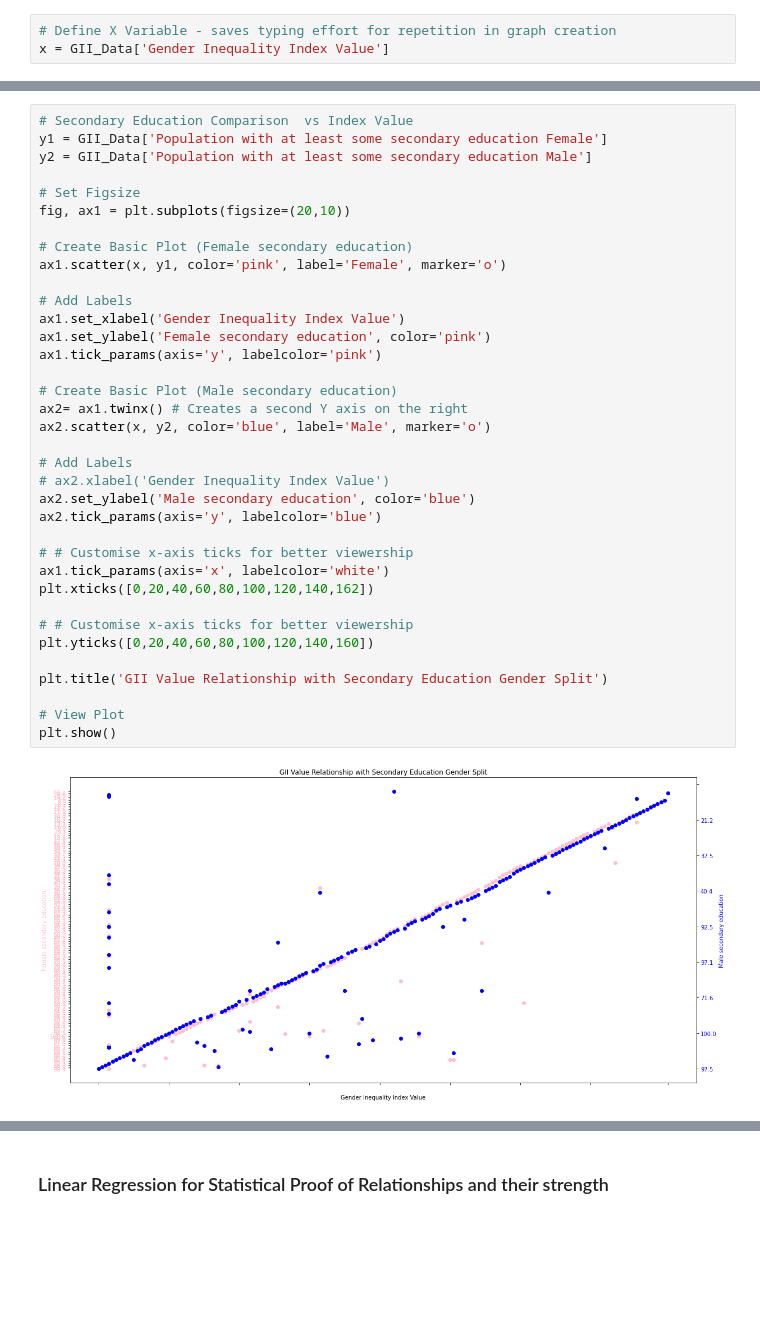
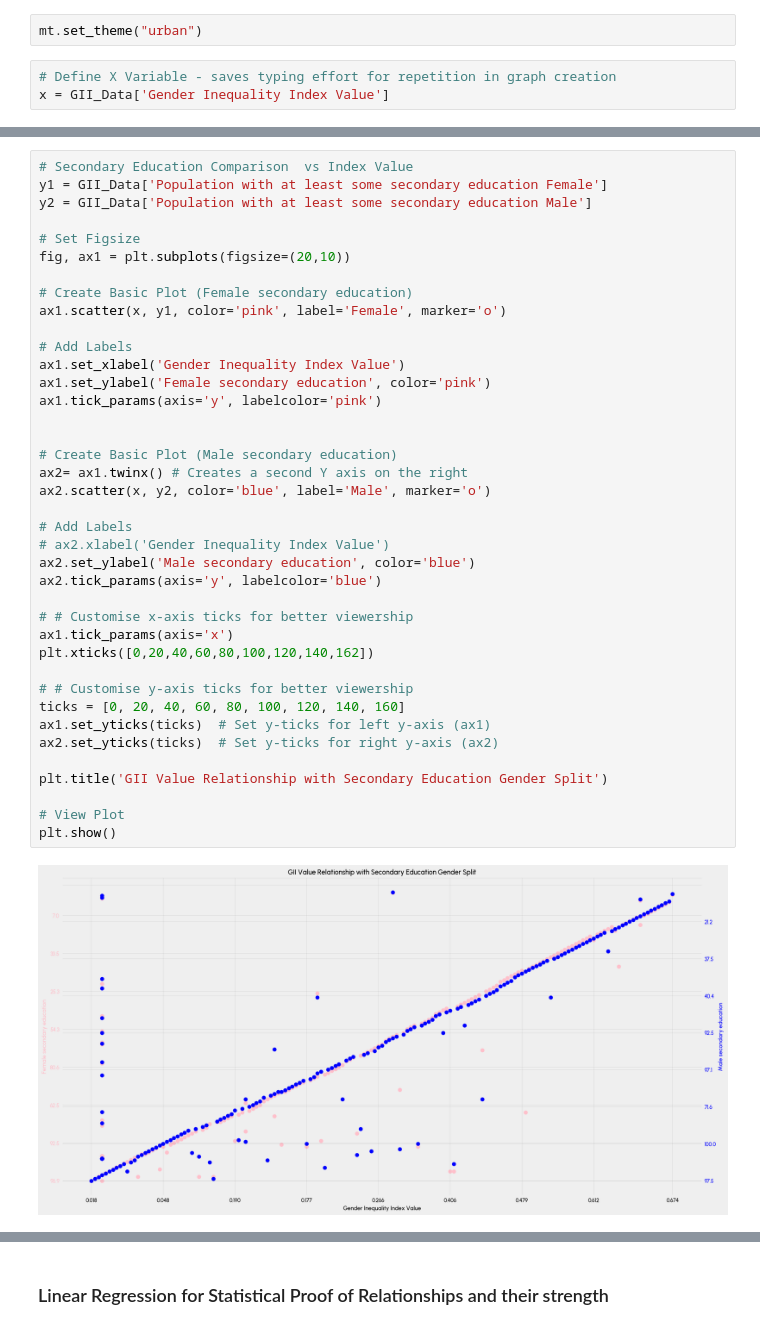
Before and after one commit to VikkiWalls/International-Womens-Day, a Jupyter notebook: 2025.ipynb, the cells around one changed output, grey strips where cells are left out. Drawn from its saved outputs; the diff is of its cells as text; blank space fills up the shorter version.

Commit message:
prettify graphs

```diff
--- a/2025.ipynb
+++ b/2025.ipynb
@@ -61,6 +62,8 @@ _(Useful for data exploration)_
 **Scatter Graph showing relationship between each variable and the GI Index value**
 
 (To be used later in a statistial test such as linear regression)
+# %%
+mt.set_theme("urban")
 # %%
 # Define X Variable - saves typing effort for repetition in graph creation
 x = GII_Data['Gender Inequality Index Value']
@@ -146,37 +149,40 @@ y2 = GII_Data['Population with at least some secondary education Male']
 
 # Set Figsize
 fig, ax1 = plt.subplots(figsize=(20,10))
 
 # Create Basic Plot (Female secondary education)
 ax1.scatter(x, y1, color='pink', label='Female', marker='o')
 
 # Add Labels
 ax1.set_xlabel('Gender Inequality Index Value')
 ax1.set_ylabel('Female secondary education', color='pink')
 ax1.tick_params(axis='y', labelcolor='pink')
 
+
 # Create Basic Plot (Male secondary education)
 ax2= ax1.twinx() # Creates a second Y axis on the right
 ax2.scatter(x, y2, color='blue', label='Male', marker='o')
 
 # Add Labels
 # ax2.xlabel('Gender Inequality Index Value')
 ax2.set_ylabel('Male secondary education', color='blue')
 ax2.tick_params(axis='y', labelcolor='blue')
 
 # # Customise x-axis ticks for better viewership
-ax1.tick_params(axis='x', labelcolor='white')
+ax1.tick_params(axis='x')
 plt.xticks([0,20,40,60,80,100,120,140,162])
 
-# # Customise x-axis ticks for better viewership
-plt.yticks([0,20,40,60,80,100,120,140,160])
+# # Customise y-axis ticks for better viewership
+ticks = [0, 20, 40, 60, 80, 100, 120, 140, 160]
+ax1.set_yticks(ticks)  # Set y-ticks for left y-axis (ax1)
+ax2.set_yticks(ticks)  # Set y-ticks for right y-axis (ax2)
 
 plt.title('GII Value Relationship with Secondary Education Gender Split')
 
 # View Plot
 plt.show()
 # %% [output]
-[figure, old version]
+[figure, new version]
 # %%
 # Labour force participation rate vs Index Value
 y1 = GII_Data['Labour force participation rate Female']
```
Also changed, not shown: parts of 12 cells of this notebook.
